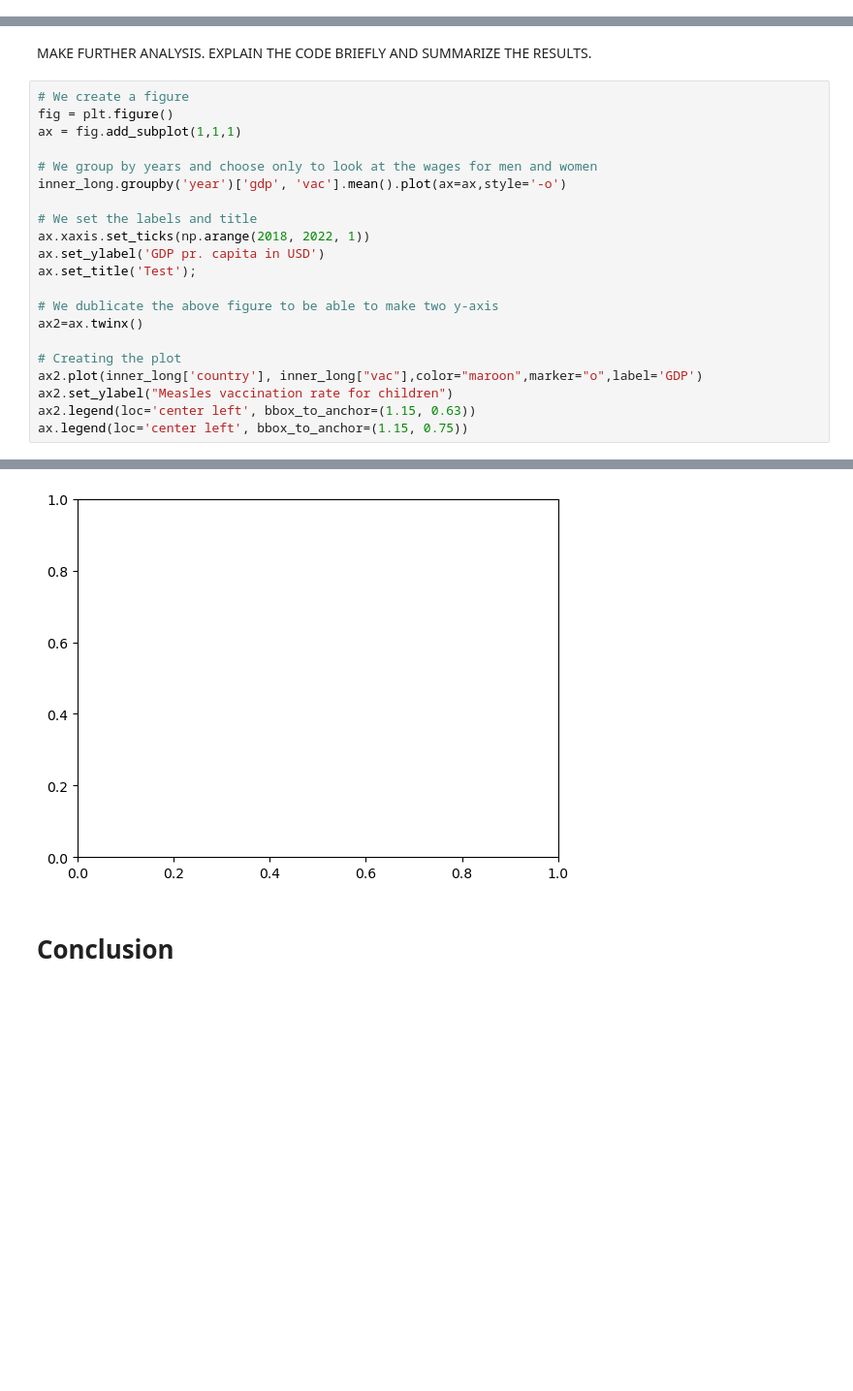
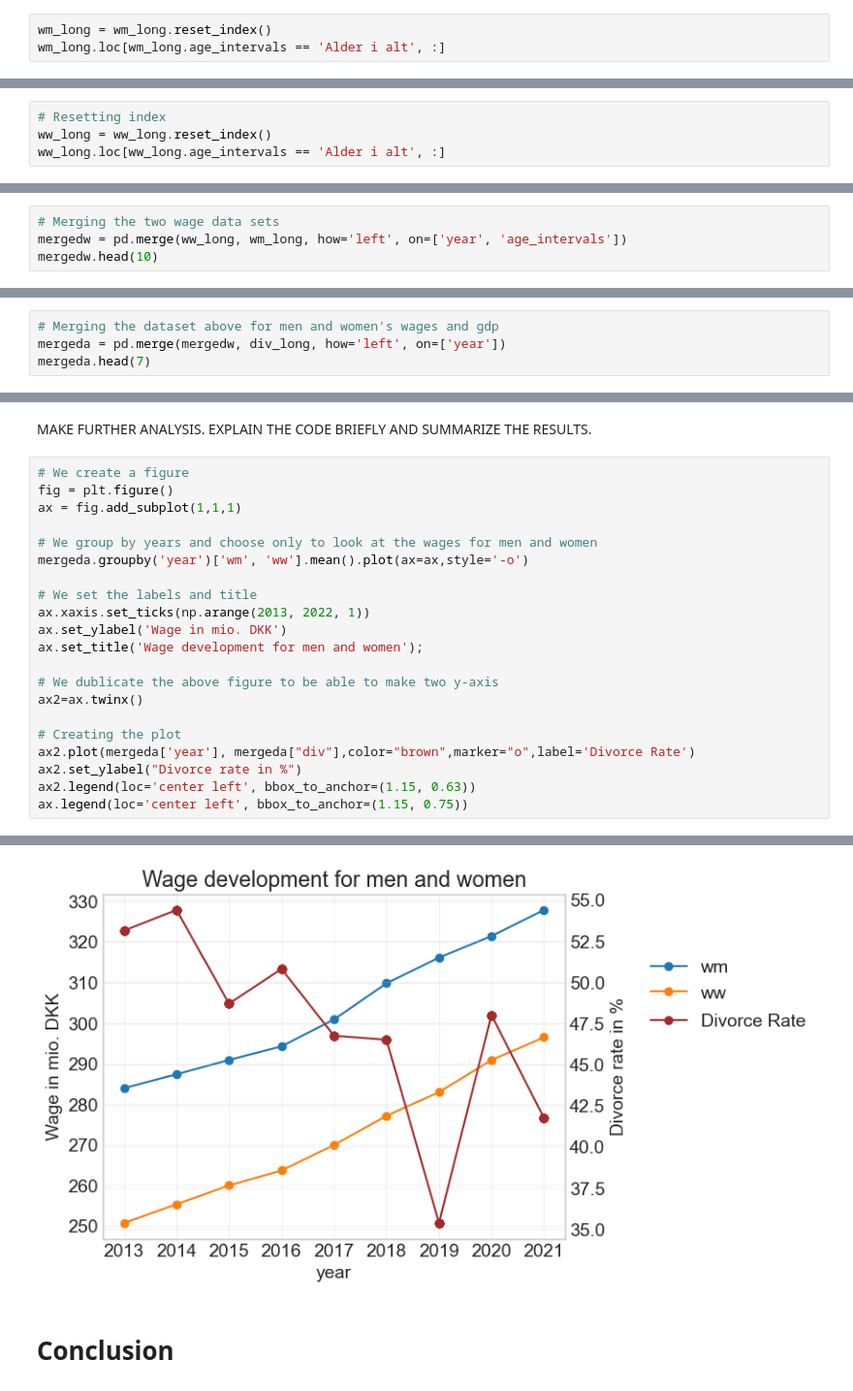
Before and after one commit to NumEconCopenhagen/projects-2023-n-m, a Jupyter notebook: dataproject/dataproject.ipynb, the cells around one changed output, grey strips where cells are left out. Shown at 97% size. Cells and saved outputs as stored; diff of their text form; blank space fills up the shorter version.

```diff
--- a/dataproject/dataproject.ipynb
+++ b/dataproject/dataproject.ipynb
@@ -206,0 +169,3 @@ plt.show()
+# %%
+wm_long = wm_long.reset_index()
+wm_long.loc[wm_long.age_intervals == 'Alder i alt', :]
@@ -208,0 +205,4 @@ plt.show()
+# %%
+# Resetting index
+ww_long = ww_long.reset_index()
+ww_long.loc[ww_long.age_intervals == 'Alder i alt', :]
@@ -249,0 +244,4 @@ inner_long.head(7)
+# %%
+# Merging the two wage data sets
+mergedw = pd.merge(ww_long, wm_long, how='left', on=['year', 'age_intervals'])
+mergedw.head(10)
@@ -249,0 +260,4 @@ inner_long.head(7)
+# %%
+# Merging the dataset above for men and women's wages and gdp
+mergeda = pd.merge(mergedw, div_long, how='left', on=['year'])
+mergeda.head(7)
@@ -278,19 +305,19 @@ fig = plt.figure()
 ax = fig.add_subplot(1,1,1)
 
 # We group by years and choose only to look at the wages for men and women
-inner_long.groupby('year')['gdp', 'vac'].mean().plot(ax=ax,style='-o')
+mergeda.groupby('year')['wm', 'ww'].mean().plot(ax=ax,style='-o')
 
 # We set the labels and title
-ax.xaxis.set_ticks(np.arange(2018, 2022, 1))
-ax.set_ylabel('GDP pr. capita in USD')
-ax.set_title('Test');
+ax.xaxis.set_ticks(np.arange(2013, 2022, 1))
+ax.set_ylabel('Wage in mio. DKK')
+ax.set_title('Wage development for men and women');
 
 # We dublicate the above figure to be able to make two y-axis
 ax2=ax.twinx()
 
 # Creating the plot
-ax2.plot(inner_long['country'], inner_long["vac"],color="maroon",marker="o",label='GDP')
-ax2.set_ylabel("Measles vaccination rate for children")
+ax2.plot(mergeda['year'], mergeda["div"],color="brown",marker="o",label='Divorce Rate')
+ax2.set_ylabel("Divorce rate in %")
 ax2.legend(loc='center left', bbox_to_anchor=(1.15, 0.63))
 ax.legend(loc='center left', bbox_to_anchor=(1.15, 0.75))
 # %% [output]
@@ -298,3 +325,3 @@ KeyError: "Columns not found: 'country'"
-[figure, old version]
+[figure, new version]
 # %% [markdown]
 # Conclusion
```
Also changed, not shown: parts of 40 cells of this notebook.
